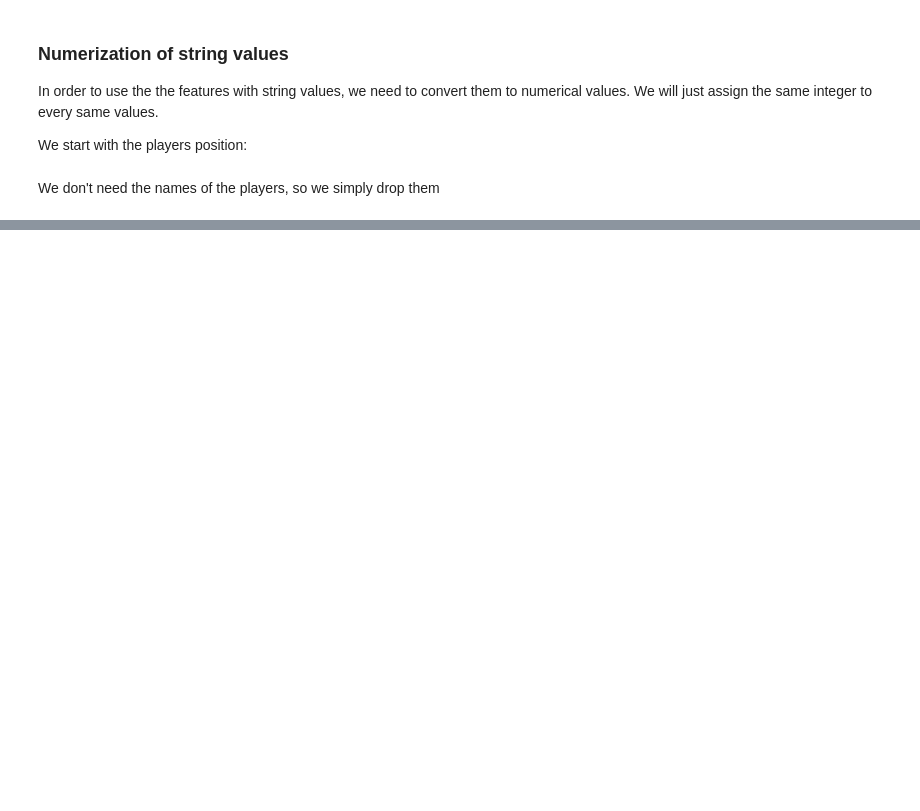
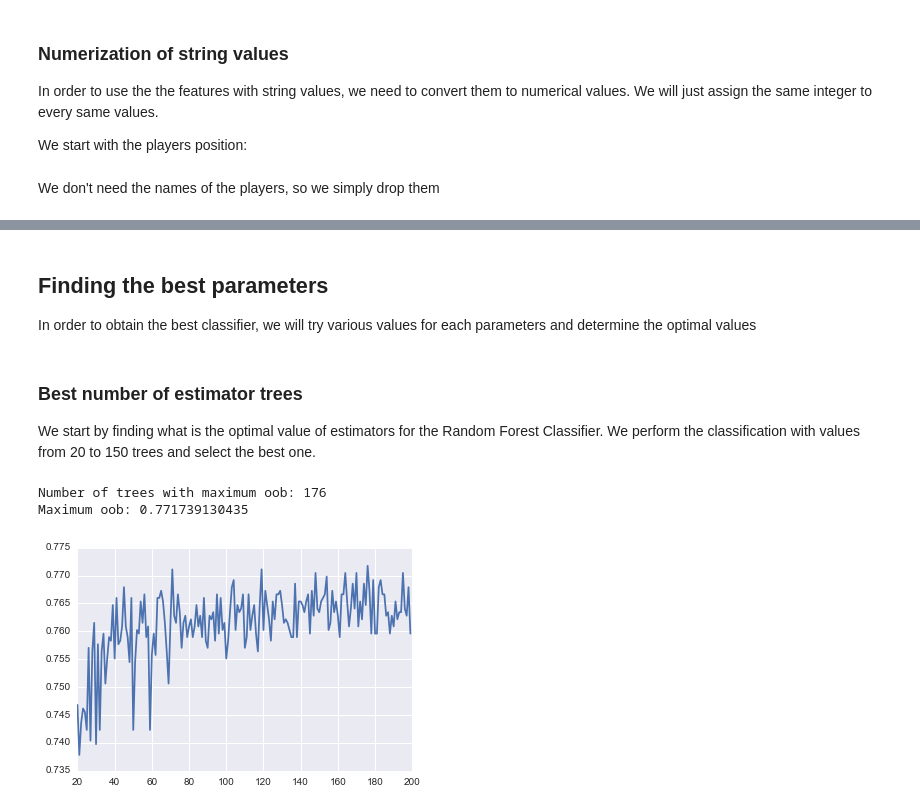
Before and after one commit to nathanquinteiro/ADA-Homework, a Jupyter notebook: 04 - Applied ML/Exercise1.ipynb, the cells around one changed output, grey strips where cells are left out. Drawn from its saved outputs; the diff is of its cells as text; code cells hidden in the pictures; blank space fills up the shorter version.

```diff
--- a/04 - Applied ML/Exercise1.ipynb
+++ b/04 - Applied ML/Exercise1.ipynb
@@ -96,0 +87,16 @@ def split_data(data, labels, ratio=0.5):
+# %% [markdown]
+## Finding the best parameters
+
+In order to obtain the best classifier, we will try various values for each parameters and determine the optimal values
+# %% [markdown]
+### Best number of estimator trees
+
+We start by finding what is the optimal value of estimators for the Random Forest Classifier. We perform the classification with values from 20 to 150 trees and select the best one.
+# %%
+estimator_max, max_oob = estimator_test(data, 20, 200)
+print("Number of trees with maximum oob:", estimator_max)
+print("Maximum oob:", max_oob)
+# %% [output]
+Number of trees with maximum oob: 176
+Maximum oob: 0.771739130435
+[figure, added]
```
Also changed, not shown: parts of 36 cells of this notebook, 3 other files.
